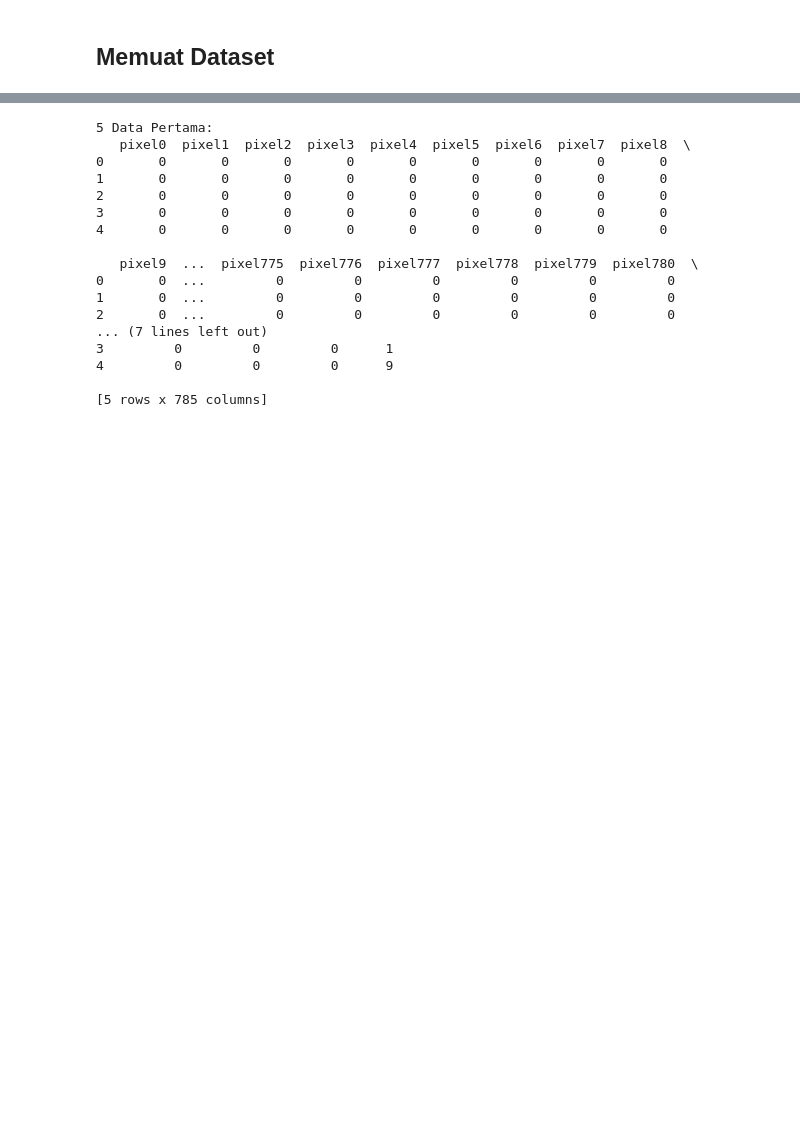
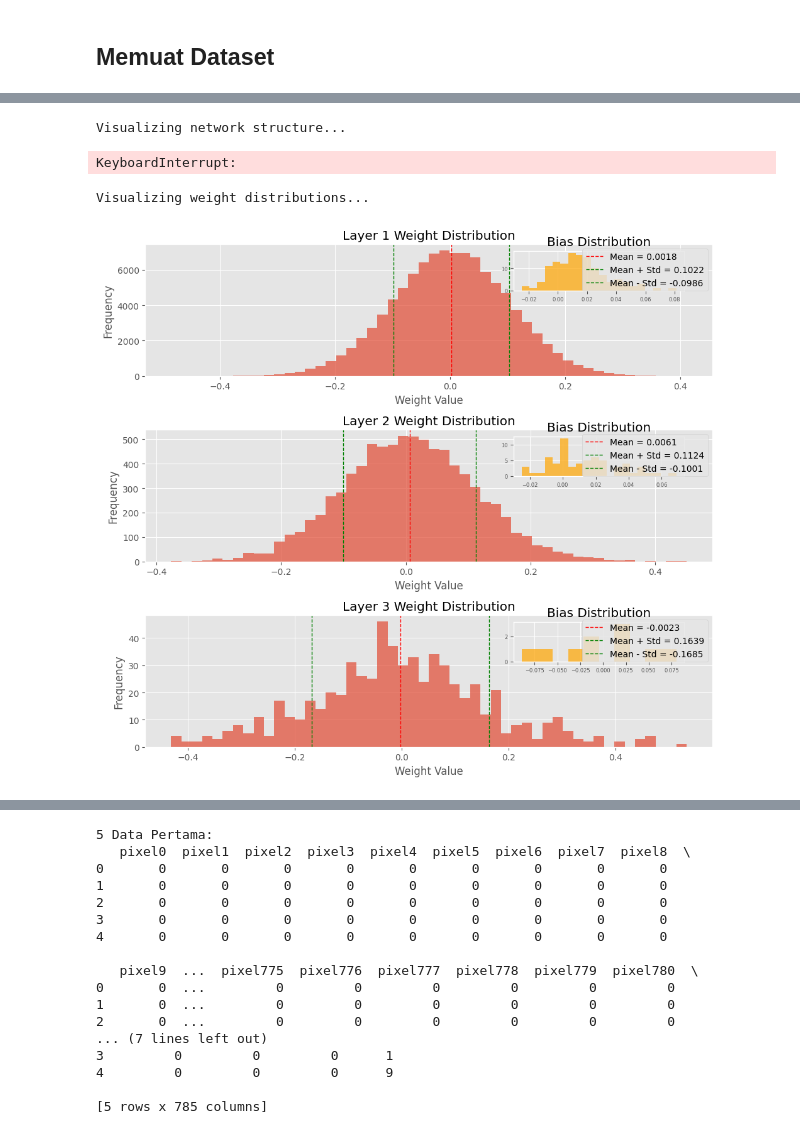
Before and after one commit to alandmprtma/IF3270_Tubes1_57, a Jupyter notebook: test_main.ipynb, the cells around one changed output, grey strips where cells are left out. Saved outputs shown, nothing was run; the diff lists cells and outputs as text; code cells hidden in the pictures; blank space fills up the shorter version.

```diff
--- a/test_main.ipynb
+++ b/test_main.ipynb
@@ -26,0 +183,32 @@ from ffnn.model import FFNN
+# %%
+subset_size = 15000
+X_train_subset = X_train[:subset_size]
+y_train_subset = y_train[:subset_size]
+
+# Create a model
+input_size = X_train.shape[1]  # 784 for MNIST
+hidden_size = 64
+output_size = y_train.shape[1]  # 10 for MNIST
+
+print("Creating a simple FFNN model...")
+model = FFNN(loss='categorical_crossentropy')
+model.add(input_size=input_size, output_size=128, activation='relu',
+         weight_initializer='normal', std=0.1)
+model.add(input_size=128, output_size=64, activation='relu',
+         weight_initializer='normal', std=0.1)
+model.add(input_size=64, output_size=output_size, activation='softmax',
+         weight_initializer='normal', std=0.1)
+
+# Print model summary
+model.summary()
+
+# Train the model
+print("\nTraining the model...")
+history = model.fit(
+    X_train_subset, y_train_subset,
+    batch_size=128,
+    learning_rate=0.01,
+    epochs=20,  # Start with a small number of epochs
+    validation_data=(X_test, y_test),
+    verbose=1
+)
@@ -26,0 +263,13 @@ from ffnn.model import FFNN
+# %%
+# Oke ini kenapa output ga keluar karena lama banget banget banget
+print("\nVisualizing network structure...")
+model.visualize_network(figsize=(10, 6))
+# %% [output]
+Visualizing network structure...
+KeyboardInterrupt:
+# %%
+print("\nVisualizing weight distributions...")
+model.visualize_weight_distribution()
+# %% [output]
+Visualizing weight distributions...
+[figure, added]
```
Also changed, not shown: parts of 9 cells of this notebook, 4 other files.
